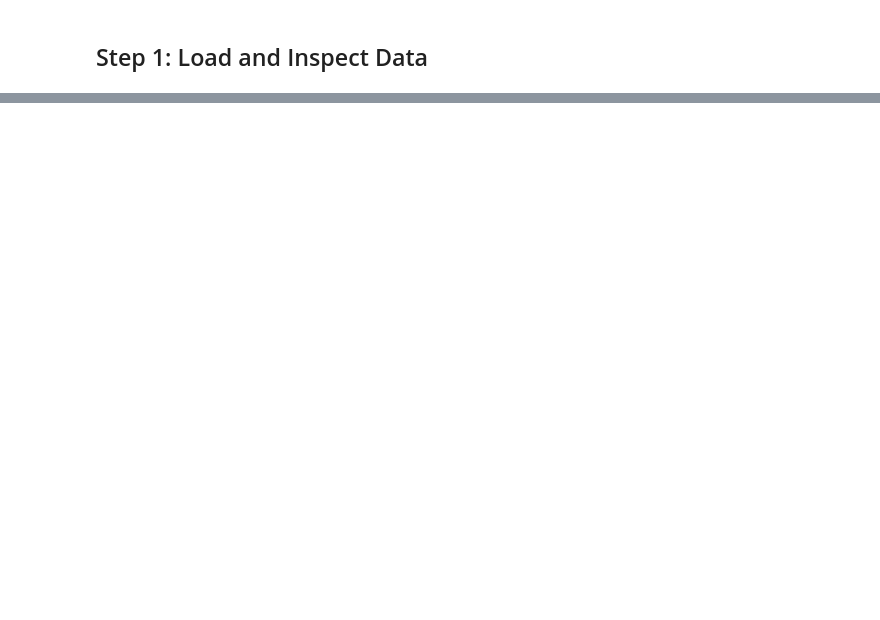
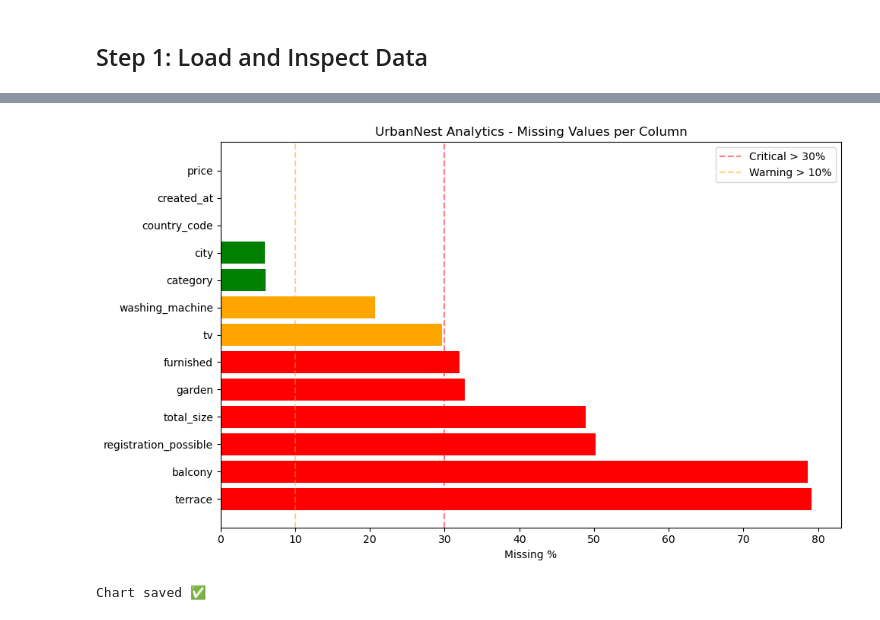
Before and after one commit to sahilmchangotra/urbannest-rental-analytics, a Jupyter notebook: notebooks/01_data_cleaning.ipynb, the cells around one changed output, grey strips where cells are left out. Drawn from its saved outputs; the diff is of its cells as text; code cells hidden in the pictures; blank space fills up the shorter version.

Commit message:
Add Python data cleaning notebook - 100000 to 8874 clean rows

```diff
--- a/notebooks/01_data_cleaning.ipynb
+++ b/notebooks/01_data_cleaning.ipynb
@@ -906,0 +18,2 @@ Fixes applied:
+# %%
+df = pd.read_csv('../data/ha_data_assessement.csv')
@@ -906,0 +71,11 @@ Fixes applied:
+# %%
+# Quick data quality profile — one row per column
+
+profile = pd.DataFrame({
+    'dtype': df.dtypes,
+    'null_count' : df.isnull().sum(),
+    'null_pct' : round(df.isnull().sum() * 100/ len(df), 2),
+    'unique_values' : df.nunique()
+}).sort_values('null_pct', ascending = False)
+
+profile
@@ -906,0 +97,21 @@ Fixes applied:
+# %%
+# visualize missing values
+
+plt.figure(figsize=(10,6))
+colors = ['red' if x > 30 else 'orange' if x > 10 else 'green'
+            for x in profile['null_pct']]
+plt.barh(profile.index, profile['null_pct'], color = colors)
+plt.axvline(x = 30, color = 'red', linestyle = '--',
+            alpha = 0.5, label = 'Critical > 30%')
+plt.axvline(x = 10, color = 'orange', linestyle = '--',
+            alpha = 0.5, label = 'Warning > 10%')
+plt.xlabel('Missing %')
+plt.title('UrbanNest Analytics - Missing Values per Column')
+plt.legend()
+plt.tight_layout()
+plt.savefig('../outputs/01_missing_values.png', dpi=150)
+plt.show()
+print("Chart saved ✅")
+# %% [output]
+[figure, added]
+Chart saved ✅
```
Also changed, not shown: parts of 67 cells of this notebook, 5 other files.
